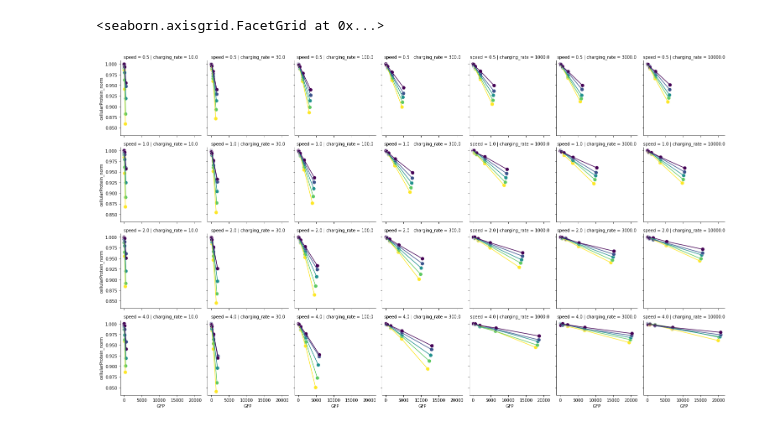
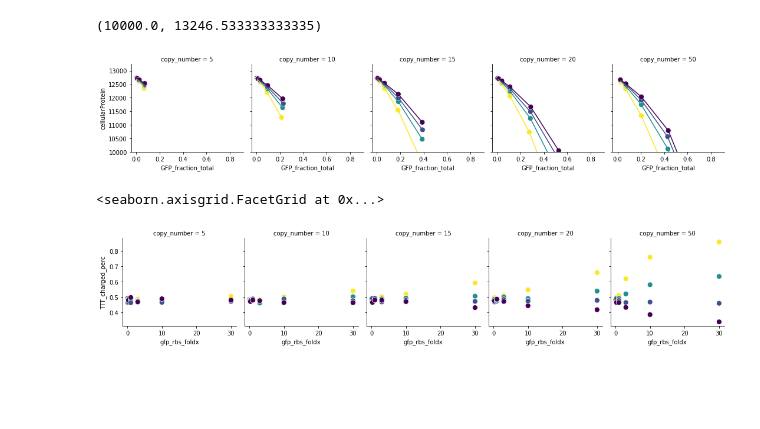
Before and after one commit to alexismhill3/tRNA-dynamics, a Jupyter notebook: notebooks/gfp_experiment_transgene_ratio.ipynb, the cells around one changed output. Cells and saved outputs as stored; diff of their text form; code cells hidden in the pictures; blank space fills up the shorter version.

```diff
--- a/notebooks/gfp_experiment_transgene_ratio.ipynb
+++ b/notebooks/gfp_experiment_transgene_ratio.ipynb
@@ -115,18 +115,19 @@ with open(f"../scripts/cmd_files/{date}", "w") as stream:
                         stream.write(cmd)
                         stream.write("\n")
 # %%
-gfp_mrna_compositions = [(0.9, 0.1), (0.7, 0.3), (0.5, 0.5), (0.3, 0.7), (0.1, 0.9)]
+#gfp_mrna_compositions = [(0.9, 0.1), (0.7, 0.3), (0.5, 0.5), (0.3, 0.7), (0.1, 0.9)]
+gfp_mrna_compositions = [(0.9, 0.1), (0.7, 0.3), (0.5, 0.5), (0.1, 0.9)]
 df_master = None
 
-for speed in ribosome_speeds:
+for copy_num in gfp_transcript_copy_numbers:
     df_speed = None
     for charging_rate in trna_charging_rates:
         df_charge = None
         for binding_rate in ribosome_binding_rates:
             df_binding = None
             for codons in gfp_mrna_compositions:
-                path = f"../output/{date}-{speed}/two_codon_multi_transcript_0.7_0.3_{codons[0]}_{codons[1]}_0.7_0.3" + \
-                       f"_{cellular_transcript_copy_number}_{gfp_transcript_copy_number}_{ribosome_copy_number}_{total_trna}" + \
+                path = f"../output/{date}/two_codon_multi_transcript_0.7_0.3_{codons[0]}_{codons[1]}_0.7_0.3" + \
+                       f"_{cellular_transcript_copy_number}_{copy_num}_{ribosome_copy_number}_{total_trna}" + \
                        f"_{ecol_rbs_rate}_{binding_rate}_{charging_rate}_{charging_rate}"
                 tmp = get_average_protein(path, 0.5, 100, 3)
                 tmp["codon"] = float(codons[0])
@@ -145,7 +146,7 @@ for speed in ribosome_speeds:
             df_speed = df_speed.append(df_charge, ignore_index=True)
         else:
             df_speed = df_charge
-    df_speed["speed"] = speed
+    df_speed["copy_number"] = copy_num
     if df_master is not None:
         df_master = df_master.append(df_speed, ignore_index=True)
     else:
@@ -173,14 +174,15 @@ df_master
 # %%
 df_master["gfp_rbs_foldx"] = df_master["gfp_rbs"] / ecol_rbs_rate
 #df = df[(df.species == "cellularProtein") | (df.species == "GFP")]
-df = df_master.pivot_table(index=['gfp_rbs_foldx', 'codon', 'charging_rate', "speed"], columns='species', values='protein').reset_index()
+df = df_master.pivot_table(index=['gfp_rbs_foldx', 'codon', 'charging_rate', "copy_number"], columns='species', values='protein').reset_index()
 
 df["TTT_charged_perc"] = df["TTT_charged"] / (total_trna*0.7)
 df["ATA_charged_perc"] = df["ATA_charged"] / (total_trna*0.3)
 df["free_ribosome_perc"] = df["free ribosome"] / ribosome_copy_number
 
-df['cellularProtein_max'] = df.groupby(['codon', 'charging_rate', "speed"])['cellularProtein'].transform('max')
+df['cellularProtein_max'] = df.groupby(['codon', 'charging_rate', "copy_number"])['cellularProtein'].transform('max')
 df['cellularProtein_norm'] = df['cellularProtein']/df["cellularProtein_max"]
+df['GFP_fraction_total'] = df['GFP'] / (df['cellularProtein'] + df['GFP'])
 
 #df['ATA_charged_max'] = df.groupby(['codon', 'charging_rate', "speed"])['ATA_charged'].transform('max')
 #df['ATA_charged_norm'] = df['ATA_charged']/df["ATA_charged_max"]
@@ -235,7 +208,22 @@ df_exp.to_csv("steady_states.csv")
+# %%
+df_copy_num = df[(df.charging_rate == 100)]
+#g = sns.FacetGrid(df, col="charging_rate", row="copy_number")
+g = sns.FacetGrid(df_copy_num, col="copy_number")
+g.map_dataframe(sns.scatterplot, x="GFP_fraction_total", y="cellularProtein", hue = "codon", s=80, palette="viridis_r")
+g.map_dataframe(sns.lineplot, x="GFP_fraction_total", y="cellularProtein", hue = "codon", palette="viridis_r")
+#plt.xlim(0, 10000)
+plt.ylim(10000)
+# %% [output]
+(10000.0, 13246.533333333335)
+[figure, added]
 # %%
-g = sns.FacetGrid(df, col="charging_rate", row="speed")
-g.map_dataframe(sns.scatterplot, x="GFP", y="cellularProtein_norm", hue = "codon", s=80, palette="viridis_r")
-g.map_dataframe(sns.lineplot, x="GFP", y="cellularProtein_norm", hue = "codon", palette="viridis_r")
+df_copy_num = df[(df.charging_rate == 100)]
+#g = sns.FacetGrid(df, col="charging_rate", row="copy_number")
+g = sns.FacetGrid(df_copy_num, col="copy_number")
+g.map_dataframe(sns.scatterplot, x="gfp_rbs_foldx", y="TTT_charged_perc", hue = "codon", s=80, palette="viridis_r")
+#g.map_dataframe(sns.lineplot, x="", y="cellularProtein", hue = "codon", palette="viridis_r")
+#plt.xlim(0, 10000)
+#plt.ylim(10000)
 # %% [output]
 <seaborn.axisgrid.FacetGrid at 0x...>
-[figure, old version]
+[figure, new version]
```
Also changed, not shown: parts of 24 cells of this notebook, 38 other files.
